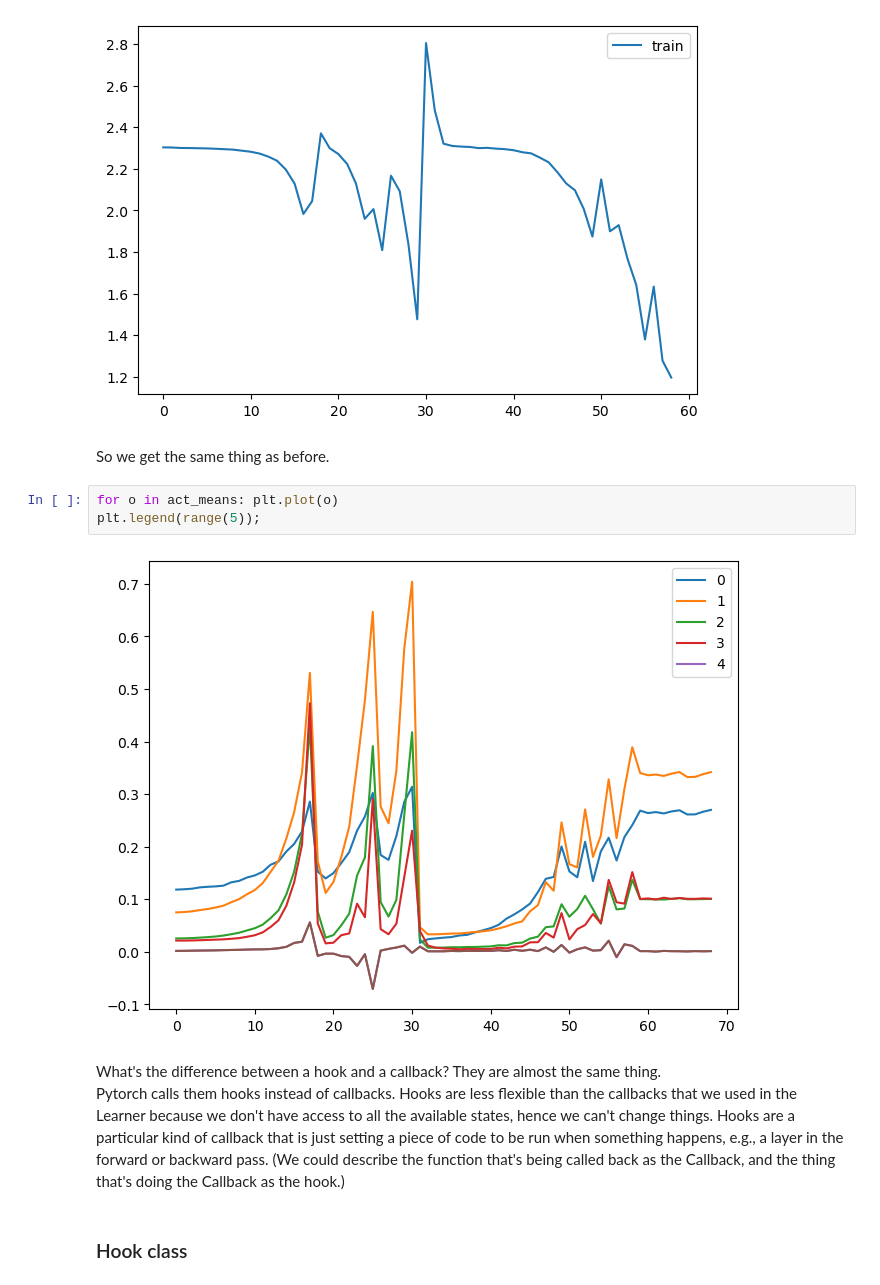
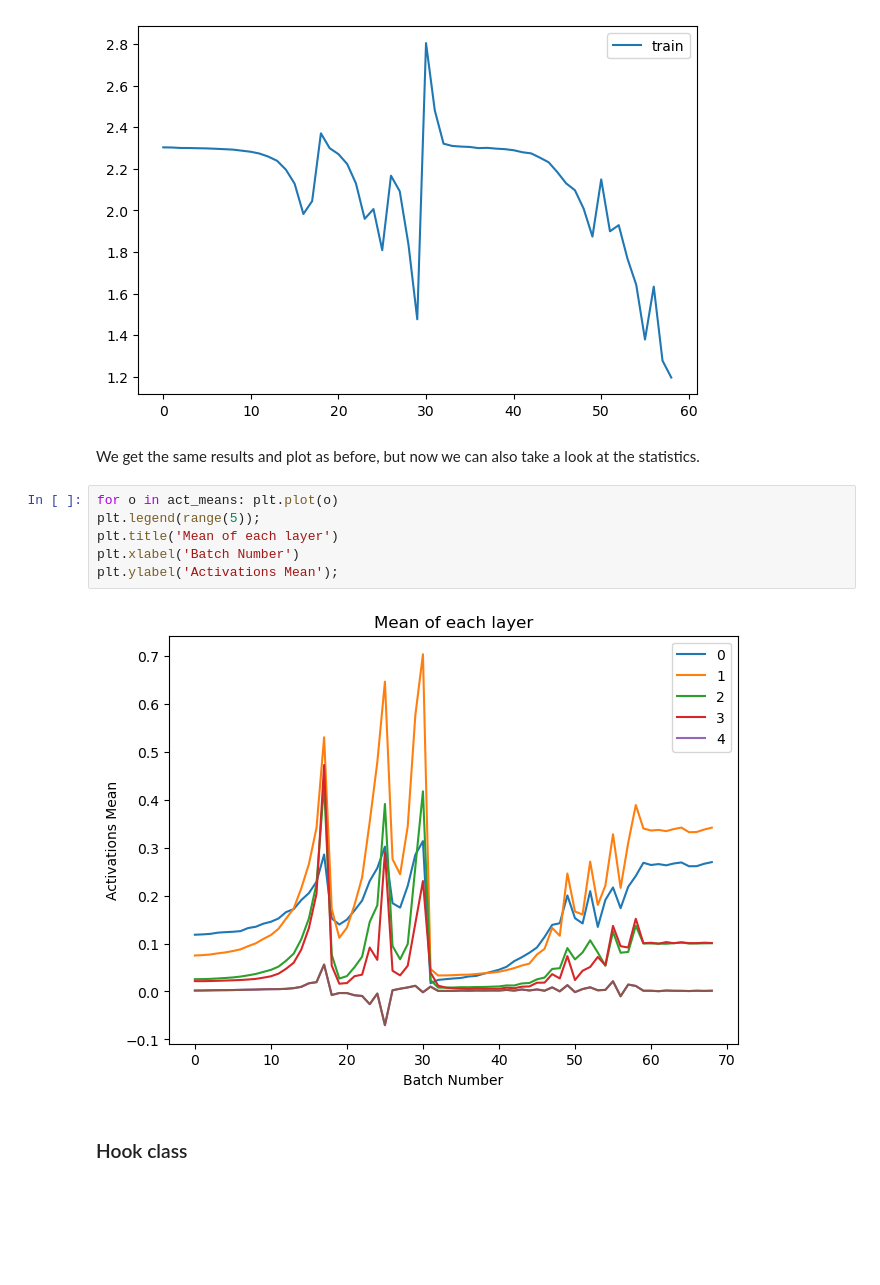
Before and after one commit to gsgbills/course22p2, a Jupyter notebook: nbs/10G_activations.ipynb, the cells around one changed output. Drawn from its saved outputs; the diff is of its cells as text; blank space fills up the shorter version.

```diff
--- a/nbs/10G_activations.ipynb
+++ b/nbs/10G_activations.ipynb
@@ -257,23 +244,16 @@ fit(model);
 | 0.228 | 2.129 | 0 | train |
 | 0.356 | 1.821 | 0 | eval |
 [figure]
-# %% [markdown]
-So we get the same thing as before.
+# %% [markdown]
+We get the same results and plot as before, but now we can also take a look at the statistics.
 # %%
 for o in act_means: plt.plot(o)
 plt.legend(range(5));
+plt.title('Mean of each layer')
+plt.xlabel('Batch Number')
+plt.ylabel('Activations Mean');
 # %% [output]
-[figure, old version]
+[figure, new version]
-# %% [markdown]
-What's the difference between a hook and a callback?
-They are almost the same thing.
-Pytorch calls them hooks instead of callbacks.
-Hooks are less flexible than the callbacks that we used in the Learner
-because we don't have access to all the available states, hence we can't change things.
-Hooks are a particular kind of callback that is just setting a piece of code
-to be run when something happens, e.g., a layer in the forward or backward pass.
-(We could describe the function that's being called back as the Callback,
-and the thing that's doing the Callback as the hook.)
 # %% [markdown]
 ### Hook class
 # %% [markdown]
```
Also changed, not shown: parts of 45 cells of this notebook, 2 other files.
